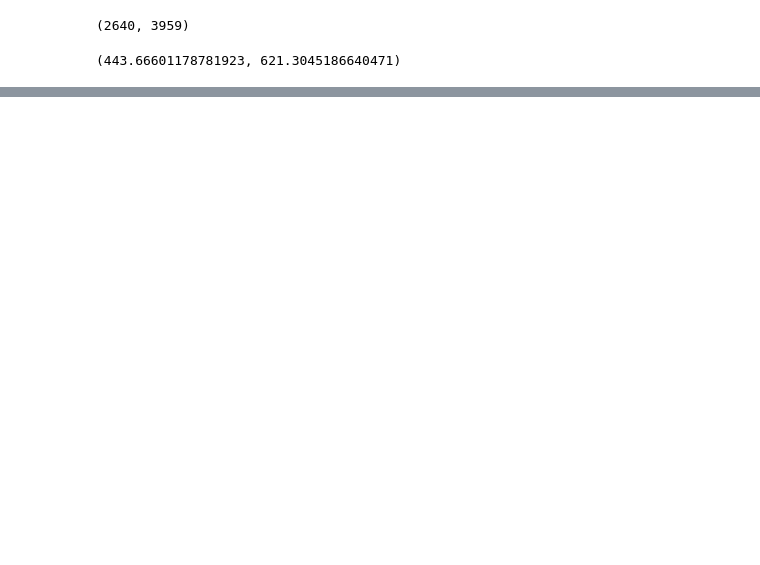
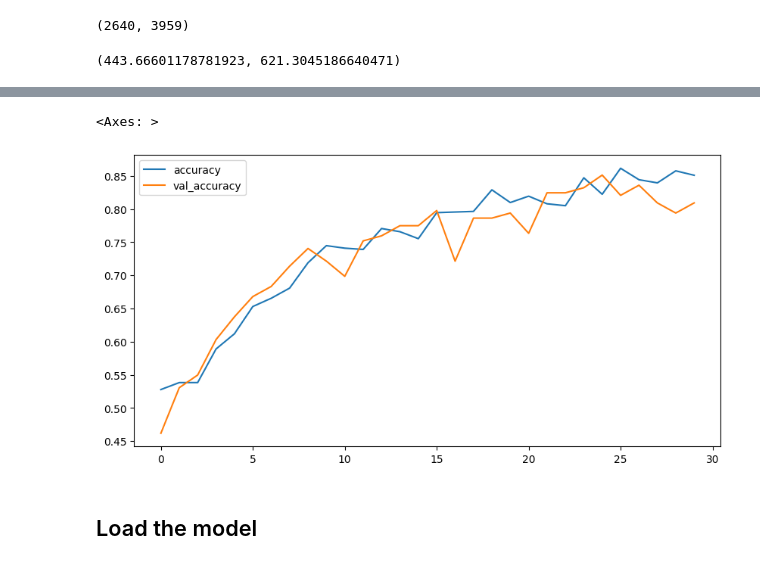
Before and after one commit to krissmaina/Spot_The_Mask, a Jupyter notebook: spot_the_mask.ipynb, the cells around one changed output, grey strips where cells are left out. Saved outputs shown, nothing was run; the diff lists cells and outputs as text; code cells hidden in the pictures; blank space fills up the shorter version.

```diff
--- a/spot_the_mask.ipynb
+++ b/spot_the_mask.ipynb
@@ -70,0 +256,8 @@ image_shape = (444, 621, 3)
+# %%
+# plotting the accuracy history
+history_df[['accuracy', 'val_accuracy']].plot(figsize=(10, 5))
+# %% [output]
+<Axes: >
+[figure, added]
+# %% [markdown]
+## Load the model
```
Also changed, not shown: parts of 36 cells of this notebook, 5 other files.
